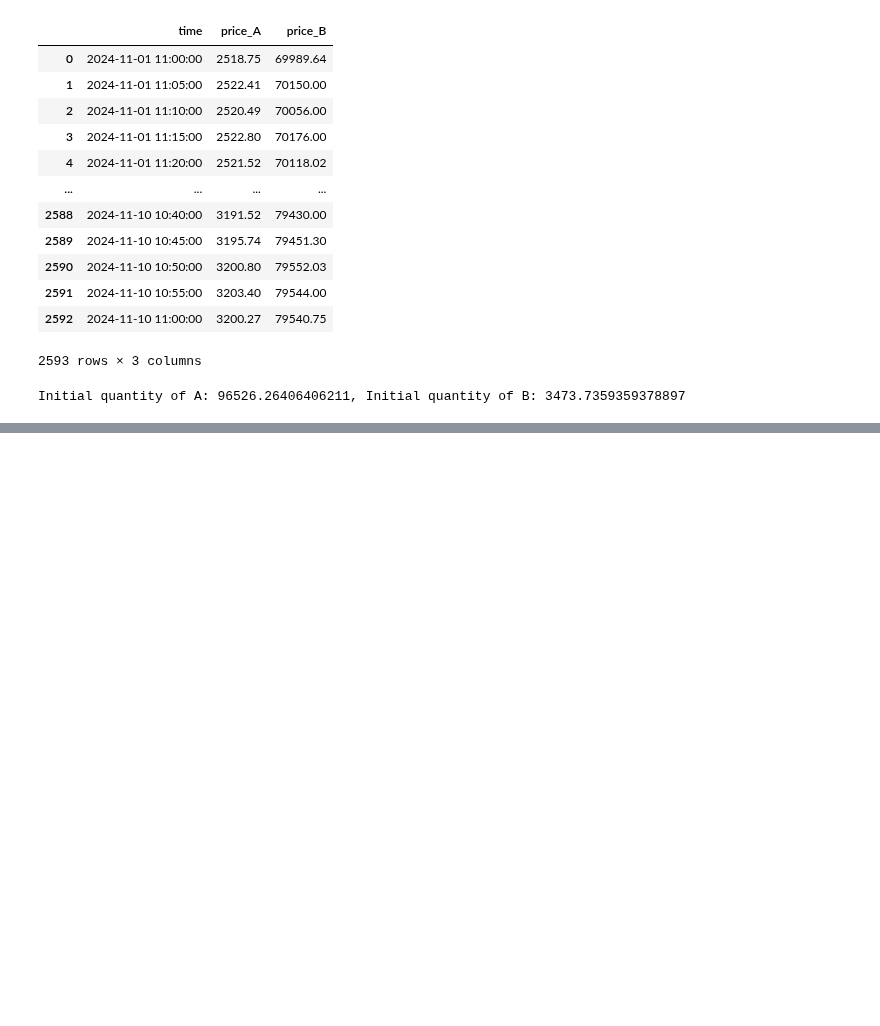
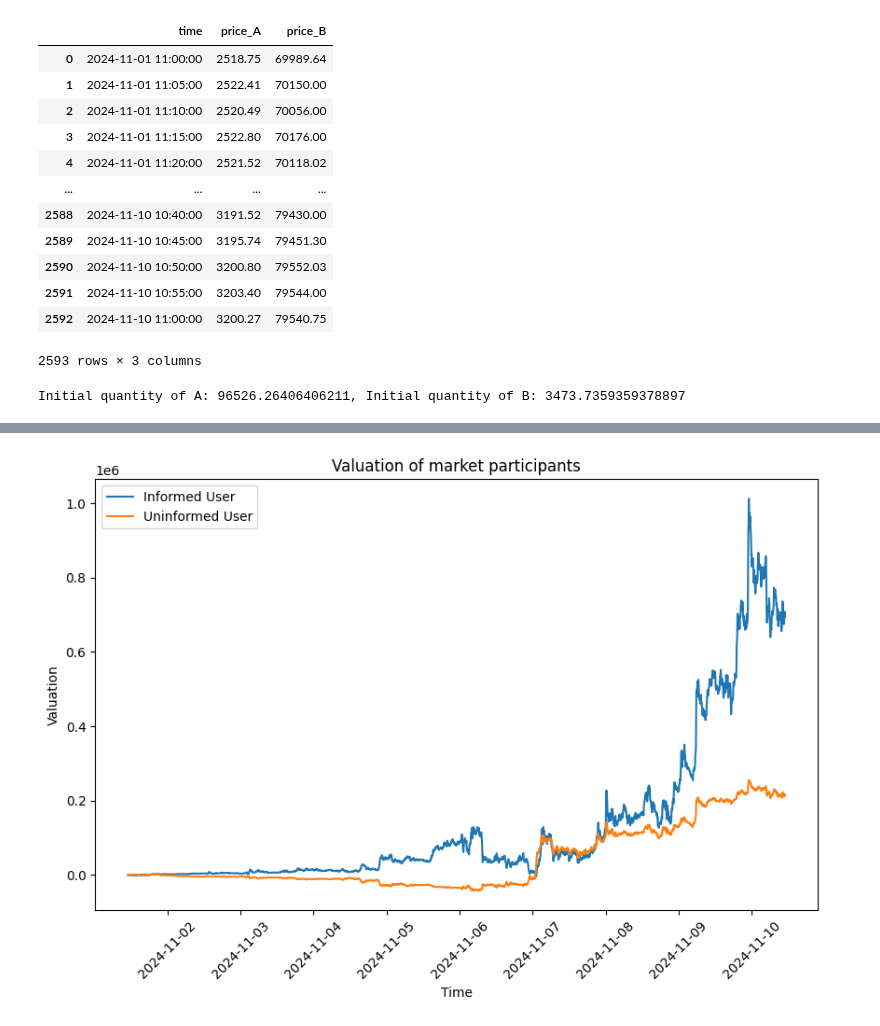
Before and after one commit to swnirk/Dex-Dynamic-Fee, a Jupyter notebook: visualizations/fixed_fee_simulation.ipynb, the cells around one changed output, grey strips where cells are left out. Saved outputs shown, nothing was run; the diff lists cells and outputs as text; code cells hidden in the pictures; blank space fills up the shorter version.

```diff
--- a/visualizations/fixed_fee_simulation.ipynb
+++ b/visualizations/fixed_fee_simulation.ipynb
@@ -149,0 +150,37 @@ plt.show()
+# %%
+def extract_user_valuations(
+    simulation_result: SimulationResult, user_type: UserType
+) -> list:
+    res = []
+    for snapshot in simulation_result.snapshots:
+        res.append(snapshot.user_states[user_type].valuation)
+    return res
+
+
+fig, ax = plt.subplots(figsize=(10, 6))
+
+sns.lineplot(
+    x=simulation_result.timestamps,
+    y=extract_user_valuations(simulation_result, UserType.INFORMED),
+    ax=ax,
+    label="Informed User",
+)
+
+sns.lineplot(
+    x=simulation_result.timestamps,
+    y=extract_user_valuations(simulation_result, UserType.UNINFORMED),
+    ax=ax,
+    label="Uninformed User",
+)
+
+plt.xlabel("Time")
+plt.ylabel("Valuation")
+
+
+plt.xticks(rotation=45)
+
+plt.title("Valuation of market participants")
+
+plt.show()
+# %% [output]
+[figure, added]
```
Also changed, not shown: parts of 4 cells of this notebook, 2 other files.
